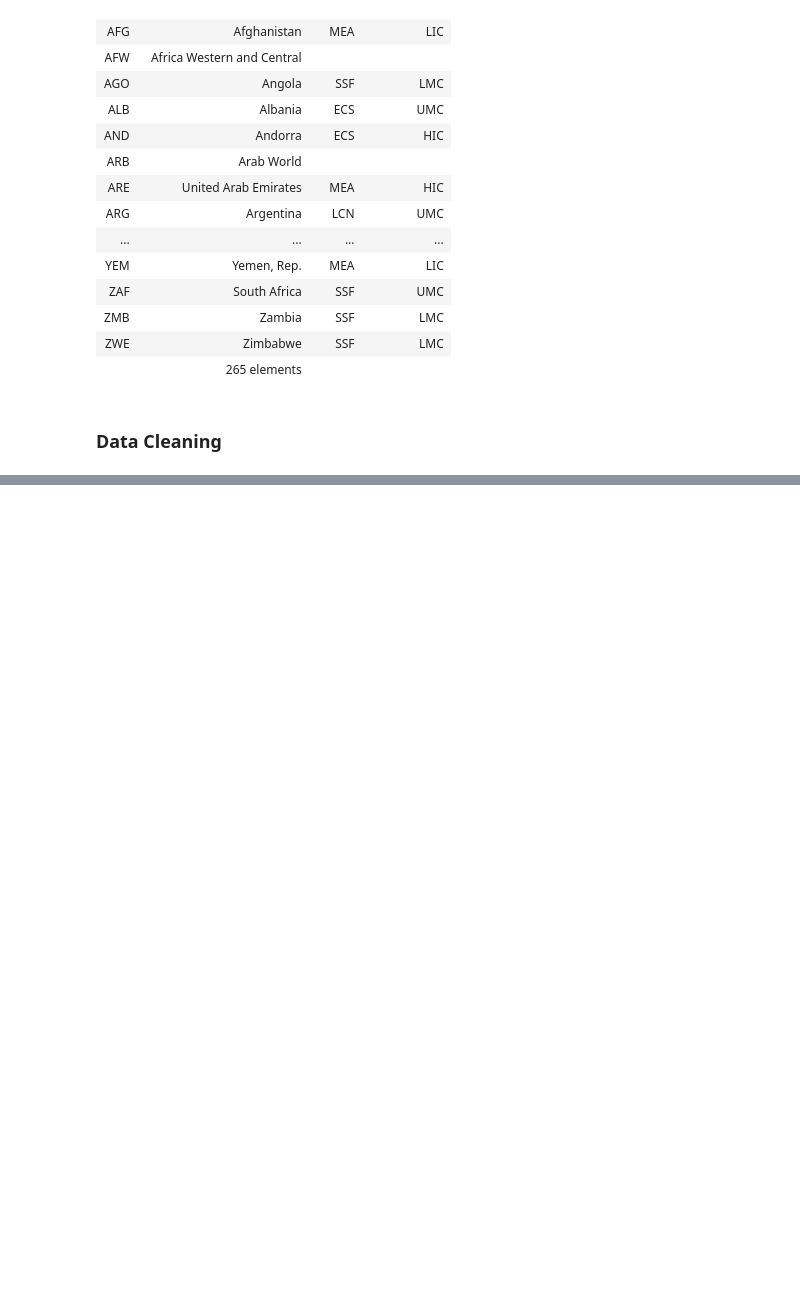
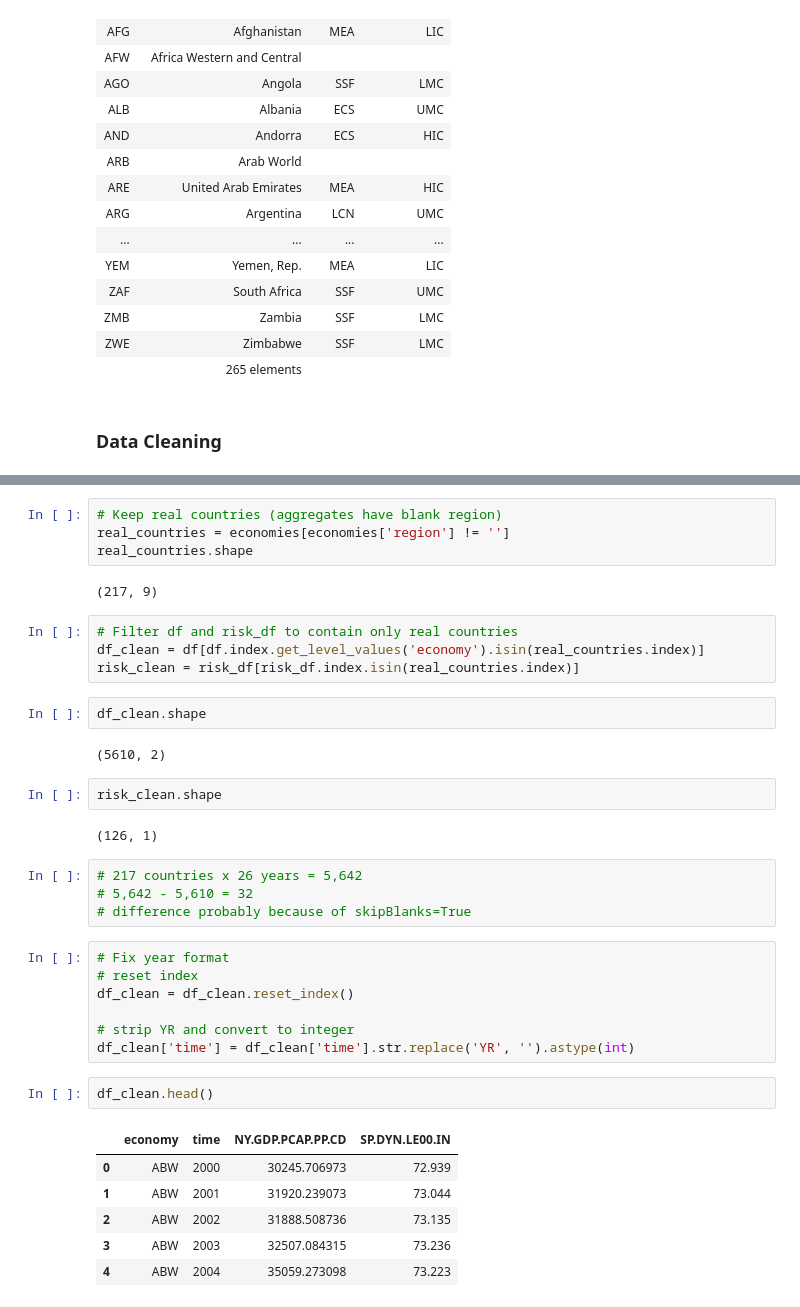
Before and after one commit to ambriapearce/life_expectancy_climate_risk, a Jupyter notebook: climate_risk.ipynb, the cells around one changed output, grey strips where cells are left out. Saved outputs shown, nothing was run; the diff lists cells and outputs as text; blank space fills up the shorter version.

```diff
--- a/climate_risk.ipynb
+++ b/climate_risk.ipynb
@@ -412,0 +473,38 @@ wb.economy.info()
+# %%
+# Keep real countries (aggregates have blank region)
+real_countries = economies[economies['region'] != '']
+real_countries.shape
+# %% [output]
+(217, 9)
+# %%
+# Filter df and risk_df to contain only real countries
+df_clean = df[df.index.get_level_values('economy').isin(real_countries.index)]
+risk_clean = risk_df[risk_df.index.isin(real_countries.index)]
+# %%
+df_clean.shape
+# %% [output]
+(5610, 2)
+# %%
+risk_clean.shape
+# %% [output]
+(126, 1)
+# %%
+# 217 countries x 26 years = 5,642
+# 5,642 - 5,610 = 32
+# difference probably because of skipBlanks=True
+# %%
+# Fix year format
+# reset index
+df_clean = df_clean.reset_index()
+
+# strip YR and convert to integer
+df_clean['time'] = df_clean['time'].str.replace('YR', '').astype(int)
+# %%
+df_clean.head()
+# %% [output]
+|  | economy | time | NY.GDP.PCAP.PP.CD | SP.DYN.LE00.IN |
+| 0 | ABW | 2000 | 30245.706973 | 72.939 |
+| 1 | ABW | 2001 | 31920.239073 | 73.044 |
+| 2 | ABW | 2002 | 31888.508736 | 73.135 |
+| 3 | ABW | 2003 | 32507.084315 | 73.236 |
+| 4 | ABW | 2004 | 35059.273098 | 73.223 |
```
Also changed, not shown: parts of 16 cells of this notebook.
